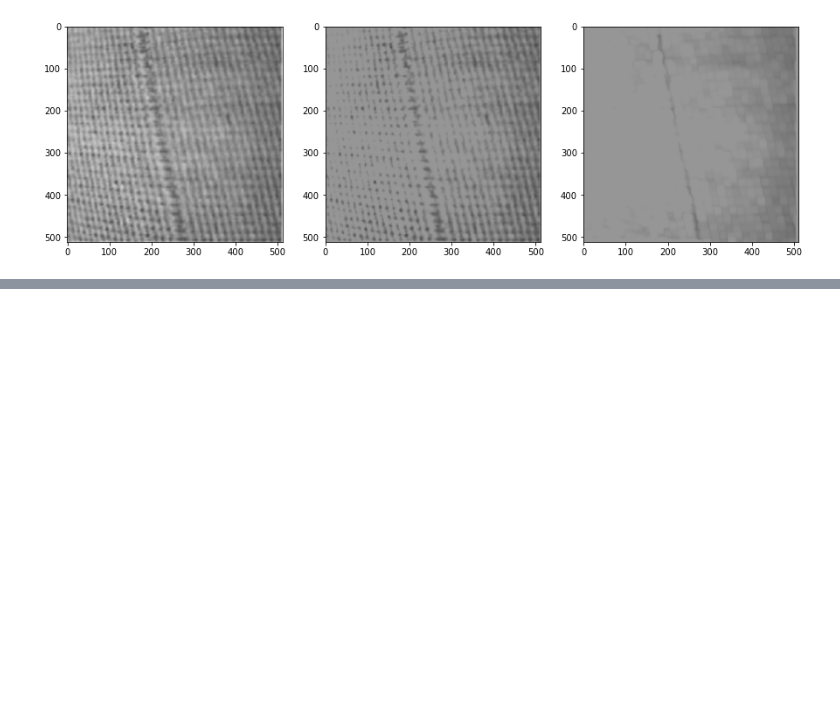
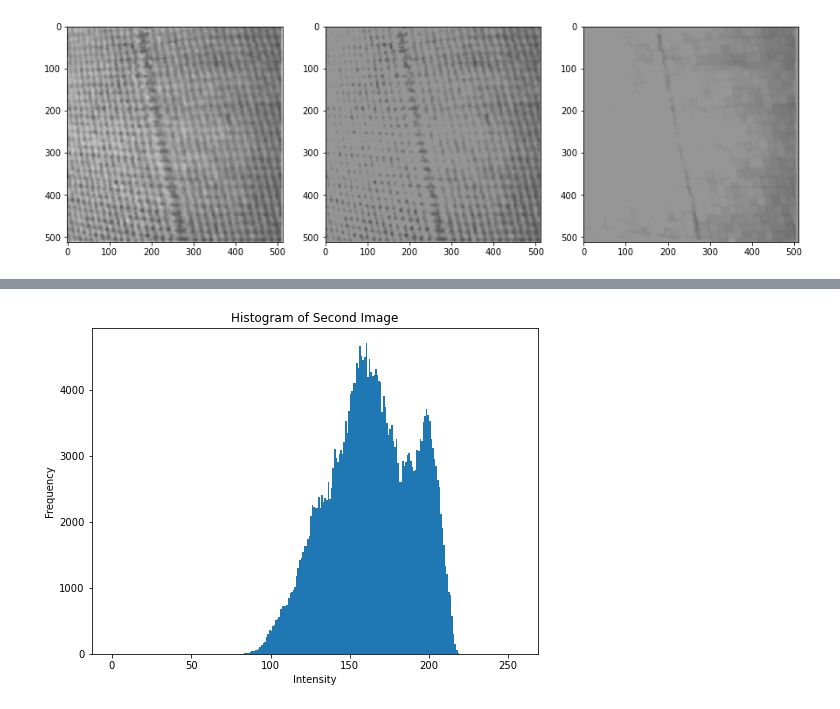
Before and after one commit to adityagupta-apg/knitsmart, a Jupyter notebook: practice.ipynb, the cells around one changed output, grey strips where cells are left out. Cells and saved outputs as stored; diff of their text form; code cells hidden in the pictures; blank space fills up the shorter version.

```diff
--- a/practice.ipynb
+++ b/practice.ipynb
@@ -255,0 +282,37 @@ plt.show()
+# %%
+import cv2 as cv
+import numpy as np
+import matplotlib.pyplot as plt
+
+# Load and process the first image
+image_path1 = r'C:\Users\Aditya\Downloads\Knitsmartdata\test_dataset\Good_image\anomaly1_412.jpg'
+image1 = cv.imread(image_path1)
+image1 = image1[:480,:]
+
+sobel1 = cv.Sobel(image1, cv.CV_64F, 1, 0, ksize=1)
+blurred1 = cv.blur(sobel1, (11, 11))
+
+cv.imshow('sobel', blurred1)
+
+
+# Load and process the second image
+image_path2 = r'c:\Users\Aditya\Downloads\Knitsmartdata\test_dataset\Minor_default\4.jpg'
+image2 = cv.imread(image_path2)
+image2_gray = cv.cvtColor(image2, cv.COLOR_BGR2GRAY)  # Convert to grayscale
+image2_gray = image2_gray[:480,:]
+
+sobel2 = cv.Sobel(image2_gray, cv.CV_64F, 1, 0, ksize=1)
+blurred2 = cv.blur(sobel2, (11, 11))
+cv.imshow('bad one', blurred2)
+cv.waitKey(0)
+cv.destroyAllWindows()
+
+# Plot histogram for the second image
+plt.figure(figsize=(8, 6))
+plt.hist(image2_gray.ravel(), bins=256, range=[0, 256])
+plt.title('Histogram of Second Image')
+plt.xlabel('Intensity')
+plt.ylabel('Frequency')
+plt.show()
+# %% [output]
+[figure, added]
```
Also changed, not shown: parts of 11 cells of this notebook.
